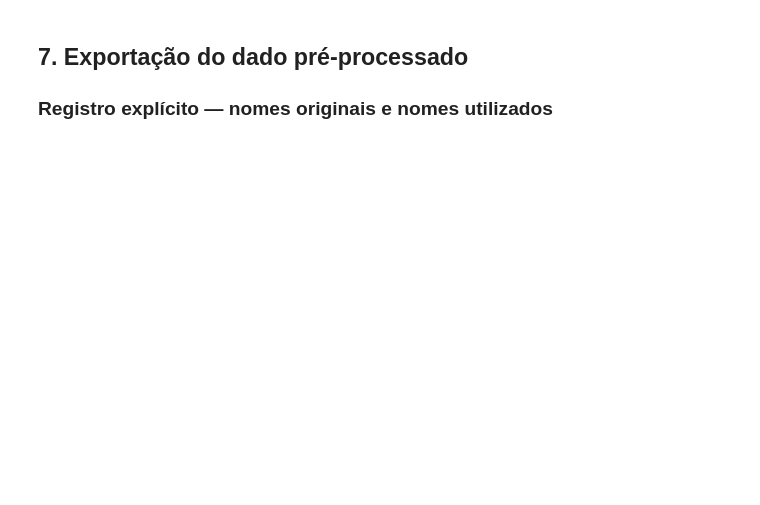
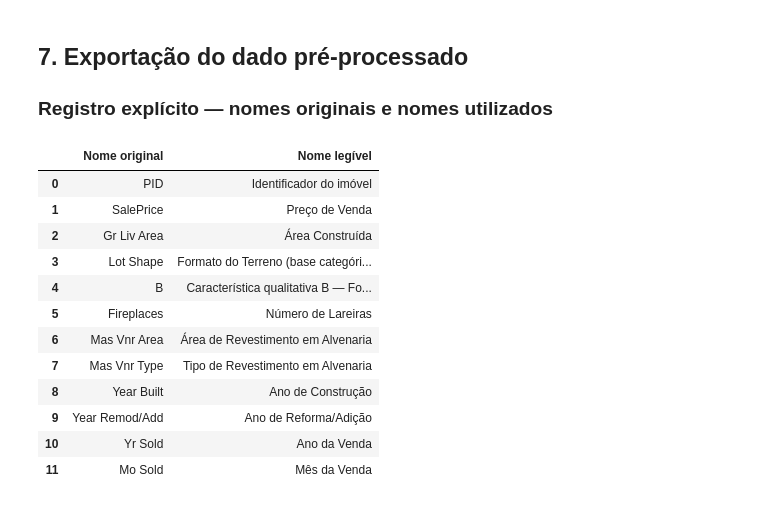
Before and after one commit to artPPUNI06/Meu_Projeto, a Jupyter notebook: notebooks/AP1.ipynb, the cells around one changed output. Saved outputs shown, nothing was run; the diff lists cells and outputs as text; code cells hidden in the pictures; blank space fills up the shorter version.

```diff
--- a/notebooks/AP1.ipynb
+++ b/notebooks/AP1.ipynb
@@ -539,18 +697,33 @@ explica boa parte da diferença observada, e não a lareira isoladamente.
 # %%
 NOMES_LEGIVEIS = {
     'PID': 'Identificador do imóvel',
     'SalePrice': 'Preço de Venda',
     'Gr Liv Area': 'Área Construída',
-    'Fireplaces': 'Número de Lareiras (base numérica da característica B)',
-    'B': 'Característica qualitativa B — Número de Lareiras (categorias agrupadas)',
+    'Lot Shape': 'Formato do Terreno (base categórica da característica B)',
+    'B': 'Característica qualitativa B — Formato do Terreno (categorias agrupadas)',
+    'Fireplaces': 'Número de Lareiras',
     'Mas Vnr Area': 'Área de Revestimento em Alvenaria',
     'Mas Vnr Type': 'Tipo de Revestimento em Alvenaria',
     'Year Built': 'Ano de Construção',
     'Year Remod/Add': 'Ano de Reforma/Adição',
     'Yr Sold': 'Ano da Venda',
     'Mo Sold': 'Mês da Venda',
 }
 pd.DataFrame(list(NOMES_LEGIVEIS.items()), columns=['Nome original', 'Nome legível'])
+# %% [output]
+|  | Nome original | Nome legível |
+| 0 | PID | Identificador do imóvel |
+| 1 | SalePrice | Preço de Venda |
+| 2 | Gr Liv Area | Área Construída |
+| 3 | Lot Shape | Formato do Terreno (base categóri... |
+| 4 | B | Característica qualitativa B — Fo... |
+| 5 | Fireplaces | Número de Lareiras |
+| 6 | Mas Vnr Area | Área de Revestimento em Alvenaria |
+| 7 | Mas Vnr Type | Tipo de Revestimento em Alvenaria |
+| 8 | Year Built | Ano de Construção |
+| 9 | Year Remod/Add | Ano de Reforma/Adição |
+| 10 | Yr Sold | Ano da Venda |
+| 11 | Mo Sold | Mês da Venda |
 # %% [markdown]
 ### Tratamentos realizados (resumo)
 
```
Also changed, not shown: parts of 41 cells of this notebook.
